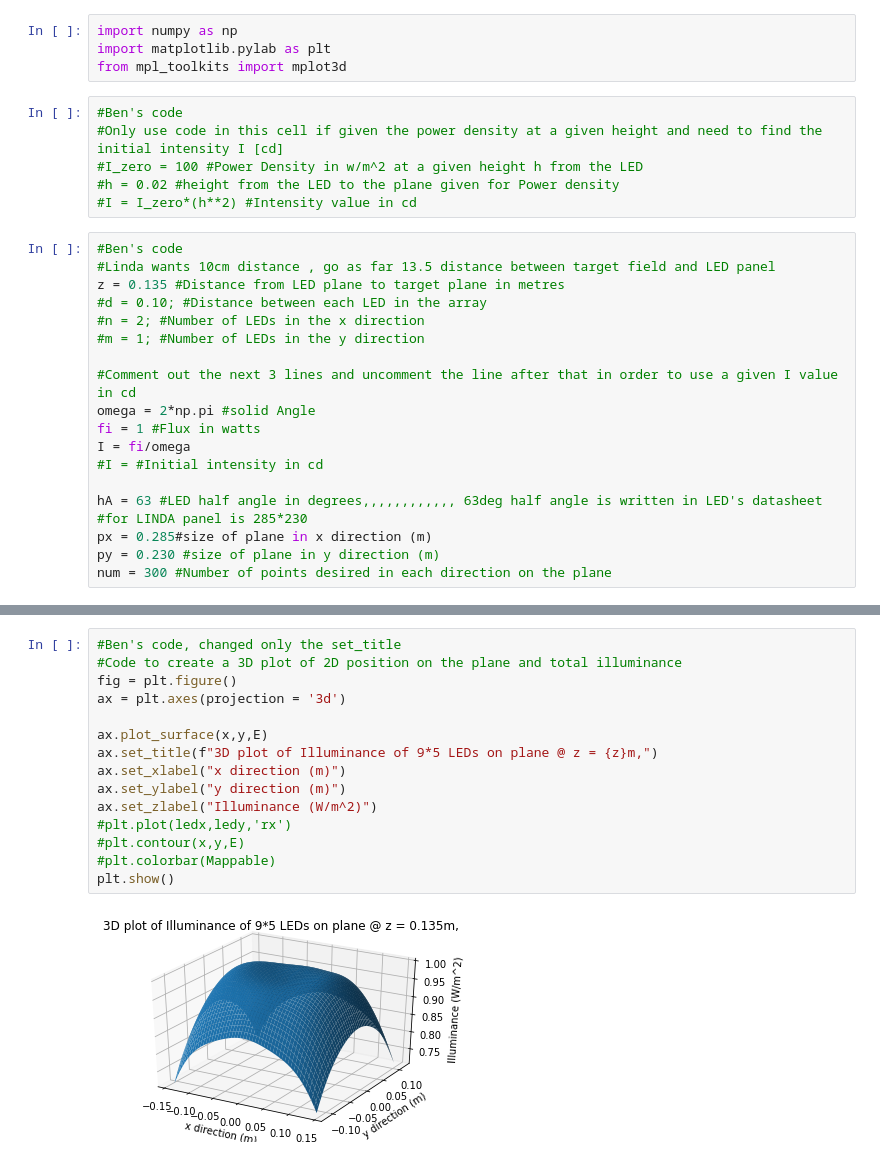
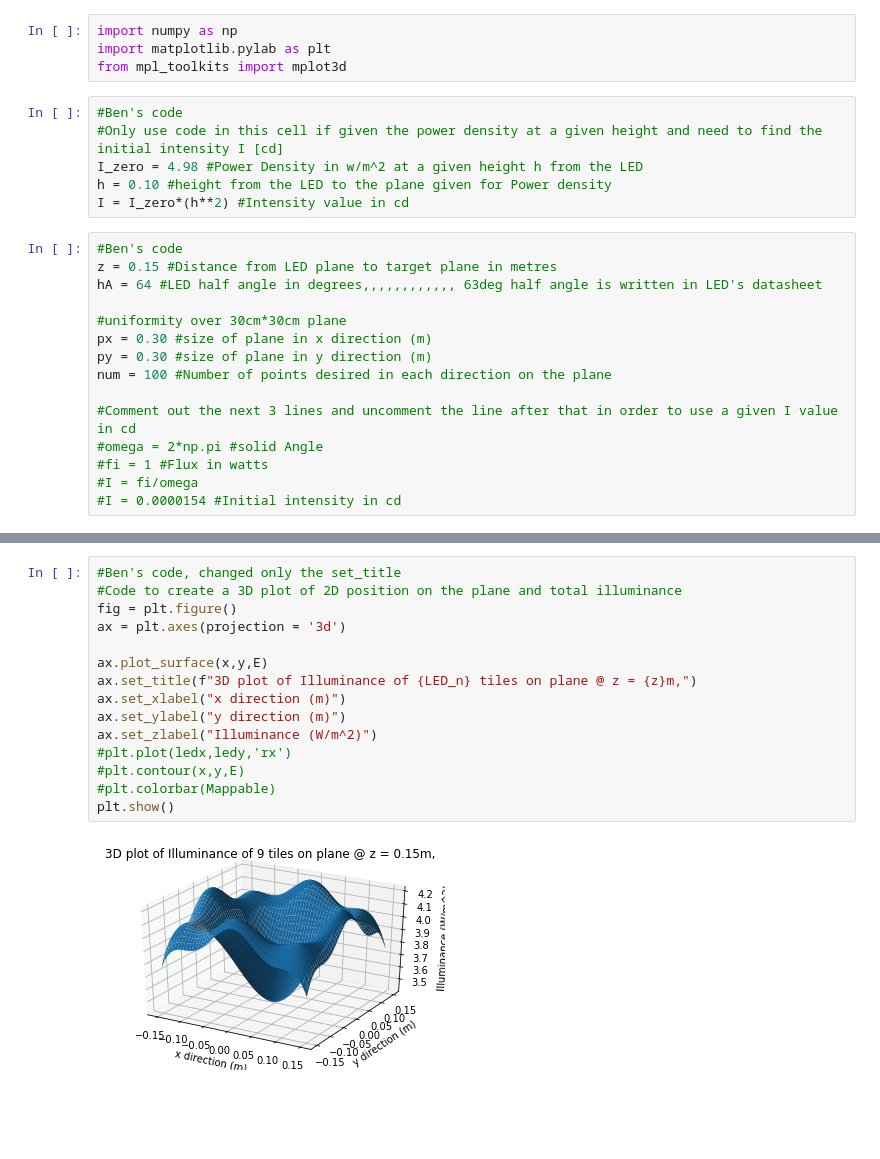
Before and after one commit to nicol2020/UV-SINTEC, a Jupyter notebook: LINDA_panel.ipynb, the cells around one changed output, grey strips where cells are left out. Cells and saved outputs as stored; diff of their text form; blank space fills up the shorter version.

```diff
--- a/LINDA_panel.ipynb
+++ b/LINDA_panel.ipynb
@@ -7,25 +33,21 @@ from mpl_toolkits import mplot3d
 # %%
 #Ben's code
 #Only use code in this cell if given the power density at a given height and need to find the initial intensity I [cd]
-#I_zero = 100 #Power Density in w/m^2 at a given height h from the LED
-#h = 0.02 #height from the LED to the plane given for Power density
-#I = I_zero*(h**2) #Intensity value in cd
+I_zero = 4.98 #Power Density in w/m^2 at a given height h from the LED
+h = 0.10 #height from the LED to the plane given for Power density
+I = I_zero*(h**2) #Intensity value in cd
 # %%
 #Ben's code
-#Linda wants 10cm distance , go as far 13.5 distance between target field and LED panel
-z = 0.135 #Distance from LED plane to target plane in metres
-#d = 0.10; #Distance between each LED in the array
-#n = 2; #Number of LEDs in the x direction
-#m = 1; #Number of LEDs in the y direction
+z = 0.15 #Distance from LED plane to target plane in metres
+hA = 64 #LED half angle in degrees,,,,,,,,,,,, 63deg half angle is written in LED's datasheet
+
+#uniformity over 30cm*30cm plane
+px = 0.30 #size of plane in x direction (m)
+py = 0.30 #size of plane in y direction (m)
+num = 100 #Number of points desired in each direction on the plane
 
 #Comment out the next 3 lines and uncomment the line after that in order to use a given I value in cd
-omega = 2*np.pi #solid Angle
-fi = 1 #Flux in watts
-I = fi/omega
-#I = #Initial intensity in cd
-
-hA = 63 #LED half angle in degrees,,,,,,,,,,,, 63deg half angle is written in LED's datasheet
-#for LINDA panel is 285*230
-px = 0.285#size of plane in x direction (m)
-py = 0.230 #size of plane in y direction (m)
-num = 300 #Number of points desired in each direction on the plane
+#omega = 2*np.pi #solid Angle
+#fi = 1 #Flux in watts
+#I = fi/omega
+#I = 0.0000154 #Initial intensity in cd
@@ -258,20 +198,20 @@ E = E/M #Creating relative illuminance with respect to the peak of E
 # %%
 #Ben's code, changed only the set_title
 #Code to create a 3D plot of 2D position on the plane and total illuminance
 fig = plt.figure()
 ax = plt.axes(projection = '3d')
 
 ax.plot_surface(x,y,E)
-ax.set_title(f"3D plot of Illuminance of 9*5 LEDs on plane @ z = {z}m,")
+ax.set_title(f"3D plot of Illuminance of {LED_n} tiles on plane @ z = {z}m,")
 ax.set_xlabel("x direction (m)")
 ax.set_ylabel("y direction (m)")
 ax.set_zlabel("Illuminance (W/m^2)")
 #plt.plot(ledx,ledy,'rx')
 #plt.contour(x,y,E)
 #plt.colorbar(Mappable)
 plt.show()
 # %% [output]
-[figure, old version]
+[figure, new version]
 # %%
 #Ben's code
 
```
Also changed, not shown: parts of 4 cells of this notebook.
